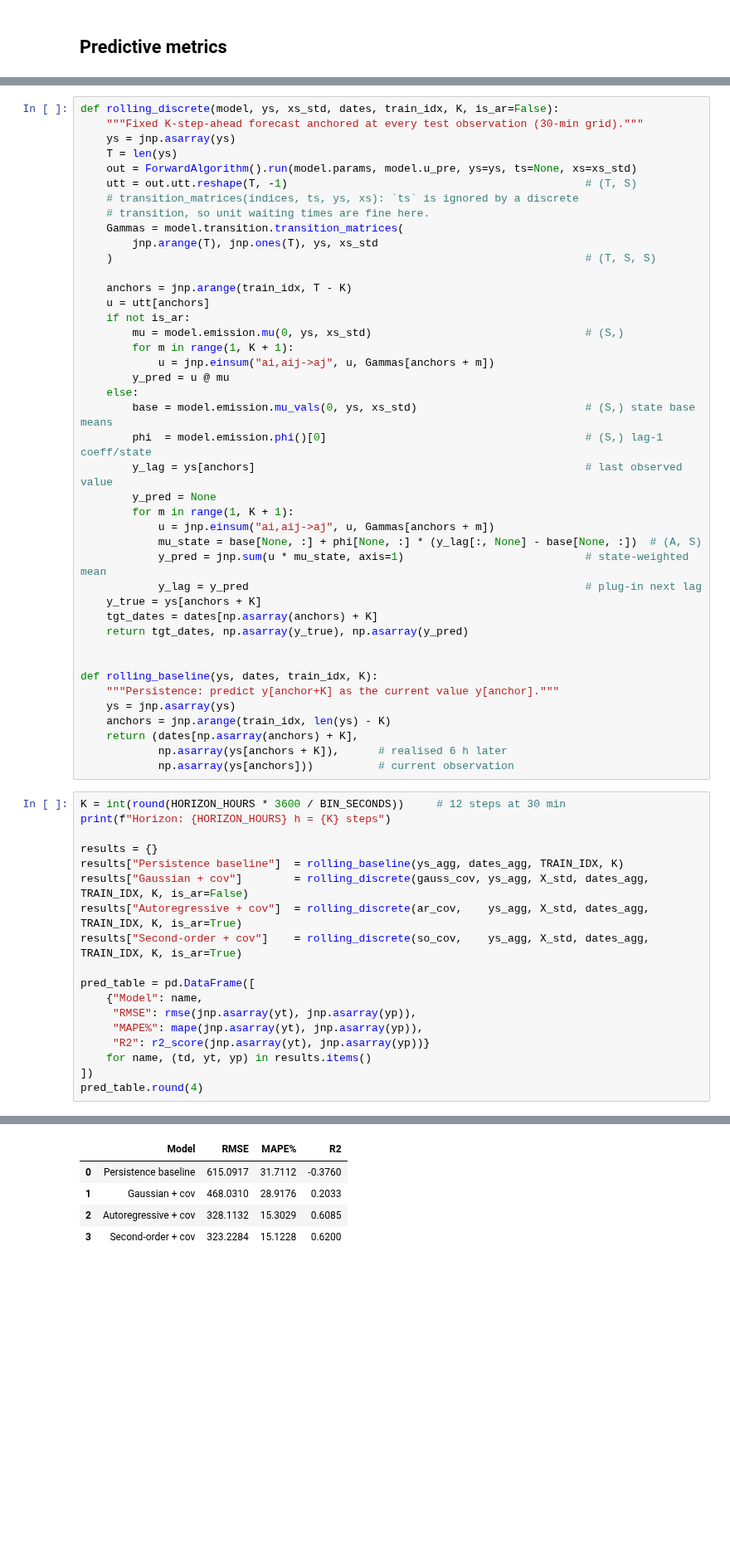
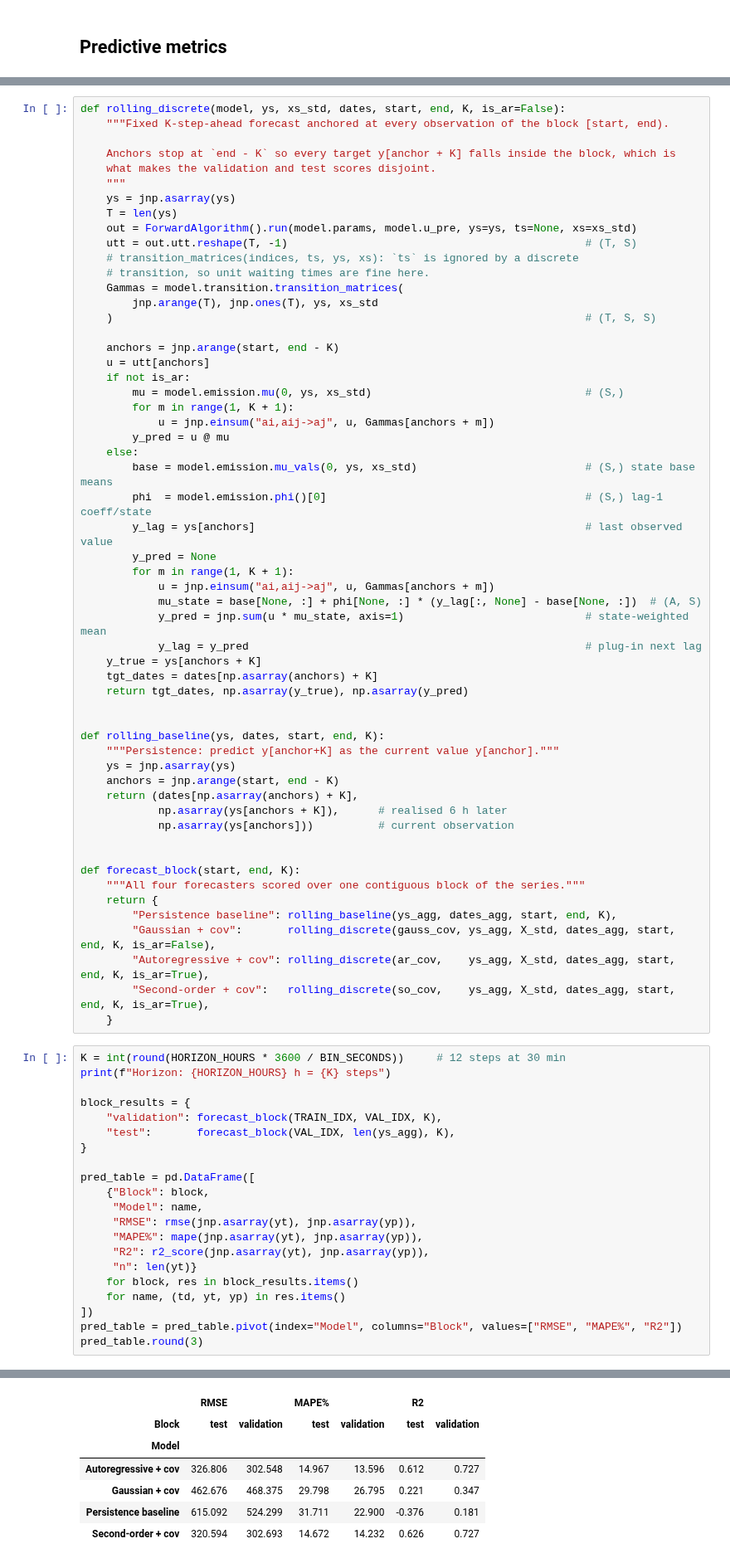
Before and after one commit to Maccen26/hmm-modelling, a Jupyter notebook: week_5.ipynb, the cells around one changed output, grey strips where cells are left out. Shown at 83% size. Drawn from its saved outputs; the diff is of its cells as text; blank space fills up the shorter version.

```diff
--- a/week_5.ipynb
+++ b/week_5.ipynb
@@ -495,6 +538,10 @@ the target.
 # %%
-def rolling_discrete(model, ys, xs_std, dates, train_idx, K, is_ar=False):
-    """Fixed K-step-ahead forecast anchored at every test observation (30-min grid)."""
+def rolling_discrete(model, ys, xs_std, dates, start, end, K, is_ar=False):
+    """Fixed K-step-ahead forecast anchored at every observation of the block [start, end).
+
+    Anchors stop at `end - K` so every target y[anchor + K] falls inside the block, which is
+    what makes the validation and test scores disjoint.
+    """
     ys = jnp.asarray(ys)
     T = len(ys)
     out = ForwardAlgorithm().run(model.params, model.u_pre, ys=ys, ts=None, xs=xs_std)
@@ -505,7 +552,7 @@ def rolling_discrete(model, ys, xs_std, dates, train_idx, K, is_ar=False):
         jnp.arange(T), jnp.ones(T), ys, xs_std
     )                                                                         # (T, S, S)
 
-    anchors = jnp.arange(train_idx, T - K)
+    anchors = jnp.arange(start, end - K)
     u = utt[anchors]
     if not is_ar:
         mu = model.emission.mu(0, ys, xs_std)                                 # (S,)
@@ -527,36 +574,51 @@ def rolling_discrete(model, ys, xs_std, dates, train_idx, K, is_ar=False):
     return tgt_dates, np.asarray(y_true), np.asarray(y_pred)
 
 
-def rolling_baseline(ys, dates, train_idx, K):
+def rolling_baseline(ys, dates, start, end, K):
     """Persistence: predict y[anchor+K] as the current value y[anchor]."""
     ys = jnp.asarray(ys)
-    anchors = jnp.arange(train_idx, len(ys) - K)
+    anchors = jnp.arange(start, end - K)
     return (dates[np.asarray(anchors) + K],
             np.asarray(ys[anchors + K]),      # realised 6 h later
             np.asarray(ys[anchors]))          # current observation
+
+
+def forecast_block(start, end, K):
+    """All four forecasters scored over one contiguous block of the series."""
+    return {
+        "Persistence baseline": rolling_baseline(ys_agg, dates_agg, start, end, K),
+        "Gaussian + cov":       rolling_discrete(gauss_cov, ys_agg, X_std, dates_agg, start, end, K, is_ar=False),
+        "Autoregressive + cov": rolling_discrete(ar_cov,    ys_agg, X_std, dates_agg, start, end, K, is_ar=True),
+        "Second-order + cov":   rolling_discrete(so_cov,    ys_agg, X_std, dates_agg, start, end, K, is_ar=True),
+    }
 # %%
 K = int(round(HORIZON_HOURS * 3600 / BIN_SECONDS))     # 12 steps at 30 min
 print(f"Horizon: {HORIZON_HOURS} h = {K} steps")
 
-results = {}
-results["Persistence baseline"]  = rolling_baseline(ys_agg, dates_agg, TRAIN_IDX, K)
-results["Gaussian + cov"]        = rolling_discrete(gauss_cov, ys_agg, X_std, dates_agg, TRAIN_IDX, K, is_ar=False)
-results["Autoregressive + cov"]  = rolling_discrete(ar_cov,    ys_agg, X_std, dates_agg, TRAIN_IDX, K, is_ar=True)
-results["Second-order + cov"]    = rolling_discrete(so_cov,    ys_agg, X_std, dates_agg, TRAIN_IDX, K, is_ar=True)
+block_results = {
+    "validation": forecast_block(TRAIN_IDX, VAL_IDX, K),
+    "test":       forecast_block(VAL_IDX, len(ys_agg), K),
+}
 
 pred_table = pd.DataFrame([
-    {"Model": name,
+    {"Block": block,
+     "Model": name,
      "RMSE": rmse(jnp.asarray(yt), jnp.asarray(yp)),
      "MAPE%": mape(jnp.asarray(yt), jnp.asarray(yp)),
-     "R2": r2_score(jnp.asarray(yt), jnp.asarray(yp))}
-    for name, (td, yt, yp) in results.items()
+     "R2": r2_score(jnp.asarray(yt), jnp.asarray(yp)),
+     "n": len(yt)}
+    for block, res in block_results.items()
+    for name, (td, yt, yp) in res.items()
 ])
-pred_table.round(4)
+pred_table = pred_table.pivot(index="Model", columns="Block", values=["RMSE", "MAPE%", "R2"])
+pred_table.round(3)
 # %% [output]
 Horizon: 6 h = 12 steps
-|  | Model | RMSE | MAPE% | R2 |
-| 0 | Persistence baseline | 615.0917 | 31.7112 | -0.3760 |
-| 1 | Gaussian + cov | 468.0310 | 28.9176 | 0.2033 |
-| 2 | Autoregressive + cov | 328.1132 | 15.3029 | 0.6085 |
-| 3 | Second-order + cov | 323.2284 | 15.1228 | 0.6200 |
+|  | RMSE |  | MAPE% |  | R2 |  |
+| Block | test | validation | test | validation | test | validation |
+| Model |  |  |  |  |  |  |
+| Autoregressive + cov | 326.806 | 302.548 | 14.967 | 13.596 | 0.612 | 0.727 |
+| Gaussian + cov | 462.676 | 468.375 | 29.798 | 26.795 | 0.221 | 0.347 |
+| Persistence baseline | 615.092 | 524.299 | 31.711 | 22.900 | -0.376 | 0.181 |
+| Second-order + cov | 320.594 | 302.693 | 14.672 | 14.232 | 0.626 | 0.727 |
 # %%
```
Also changed, not shown: parts of 39 cells of this notebook, 7 other files.
